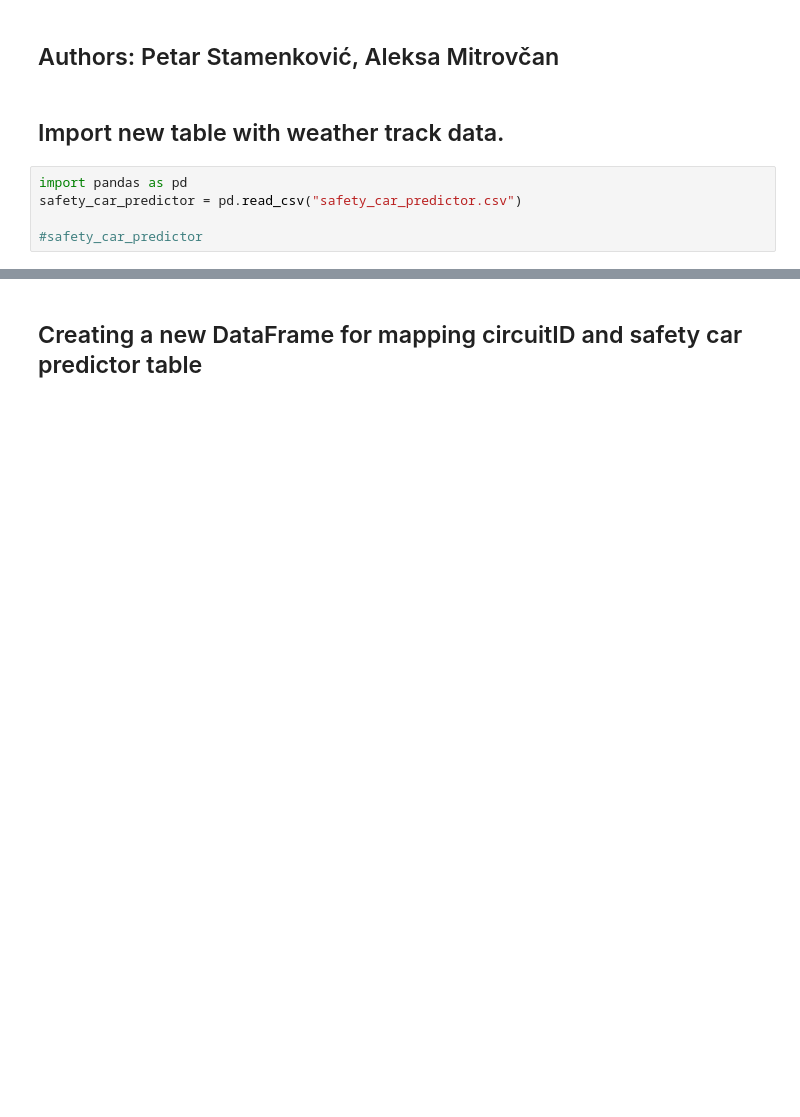
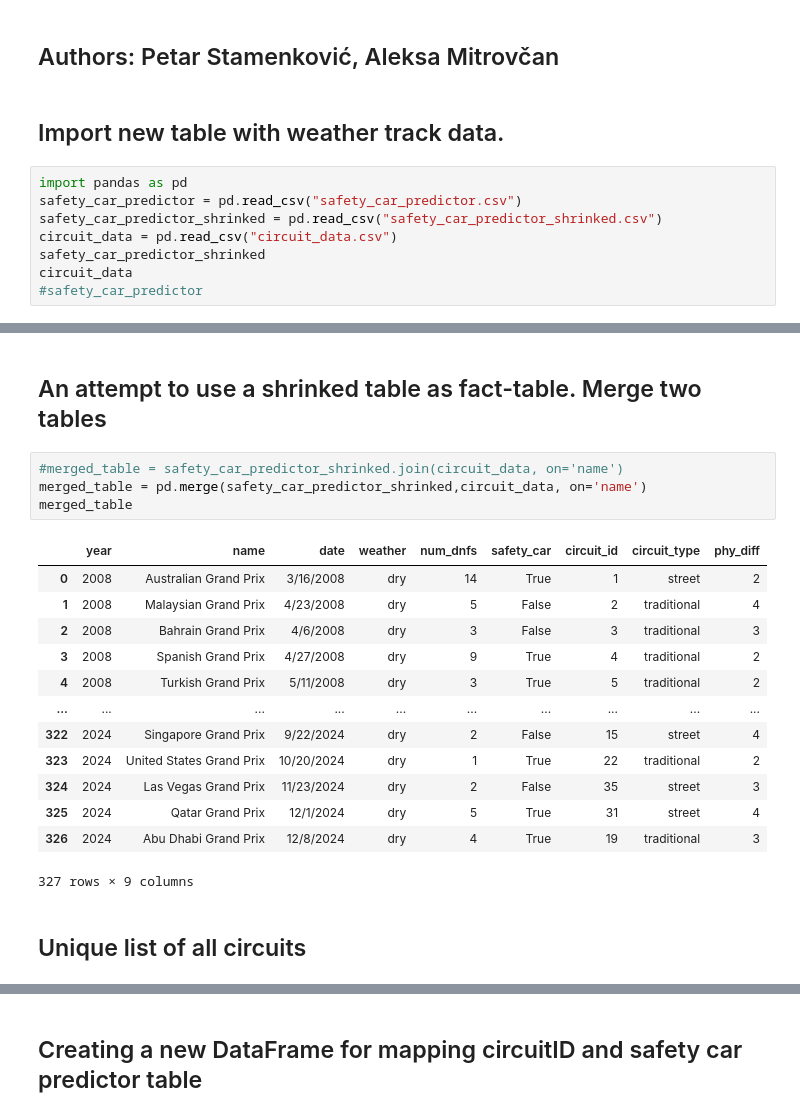
Before and after one commit to alex64a/F1-Safety-Car-Predictor, a Jupyter notebook: F1-Safety-Car-Predictor.ipynb, the cells around one changed output, grey strips where cells are left out. Saved outputs shown, nothing was run; the diff lists cells and outputs as text; blank space fills up the shorter version.

Commit message:
Added season 2008. Added a new linking table circuit_data.csv that holds track info. Added a shrinked fact-table to test mergeing. All works okay. Left to fix code aesthetically.

```diff
--- a/F1-Safety-Car-Predictor.ipynb
+++ b/F1-Safety-Car-Predictor.ipynb
@@ -7,5 +7,8 @@
 # %%
 import pandas as pd
 safety_car_predictor = pd.read_csv("safety_car_predictor.csv")
-
+safety_car_predictor_shrinked = pd.read_csv("safety_car_predictor_shrinked.csv")
+circuit_data = pd.read_csv("circuit_data.csv")
+safety_car_predictor_shrinked
+circuit_data
 #safety_car_predictor
@@ -11,0 +33,22 @@ safety_car_predictor = pd.read_csv("safety_car_predictor.csv")
+# %% [markdown]
+## An attempt to use a shrinked table as fact-table. Merge two tables
+# %%
+#merged_table = safety_car_predictor_shrinked.join(circuit_data, on='name')
+merged_table = pd.merge(safety_car_predictor_shrinked,circuit_data, on='name')
+merged_table
+# %% [output]
+|  | year | name | date | weather | num_dnfs | safety_car | circuit_id | circuit_type | phy_diff |
+| 0 | 2008 | Australian Grand Prix | 3/16/2008 | dry | 14 | True | 1 | street | 2 |
+| 1 | 2008 | Malaysian Grand Prix | 4/23/2008 | dry | 5 | False | 2 | traditional | 4 |
+| 2 | 2008 | Bahrain Grand Prix | 4/6/2008 | dry | 3 | False | 3 | traditional | 3 |
+| 3 | 2008 | Spanish Grand Prix | 4/27/2008 | dry | 9 | True | 4 | traditional | 2 |
+| 4 | 2008 | Turkish Grand Prix | 5/11/2008 | dry | 3 | True | 5 | traditional | 2 |
+| ... | ... | ... | ... | ... | ... | ... | ... | ... | ... |
+| 322 | 2024 | Singapore Grand Prix | 9/22/2024 | dry | 2 | False | 15 | street | 4 |
+| 323 | 2024 | United States Grand Prix | 10/20/2024 | dry | 1 | True | 22 | traditional | 2 |
+| 324 | 2024 | Las Vegas Grand Prix | 11/23/2024 | dry | 2 | False | 35 | street | 3 |
+| 325 | 2024 | Qatar Grand Prix | 12/1/2024 | dry | 5 | True | 31 | street | 4 |
+| 326 | 2024 | Abu Dhabi Grand Prix | 12/8/2024 | dry | 4 | True | 19 | traditional | 3 |
+327 rows × 9 columns
+# %% [markdown]
+## Unique list of all circuits
```
Also changed, not shown: parts of 8 cells of this notebook, 3 other files.
